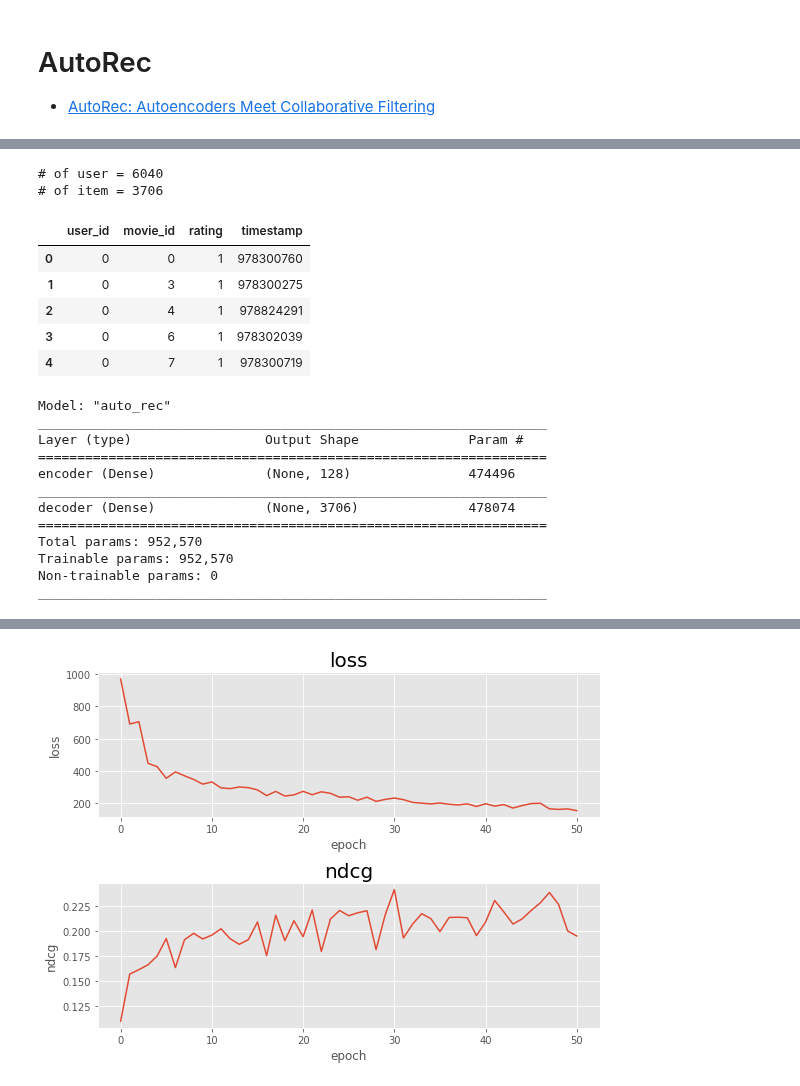
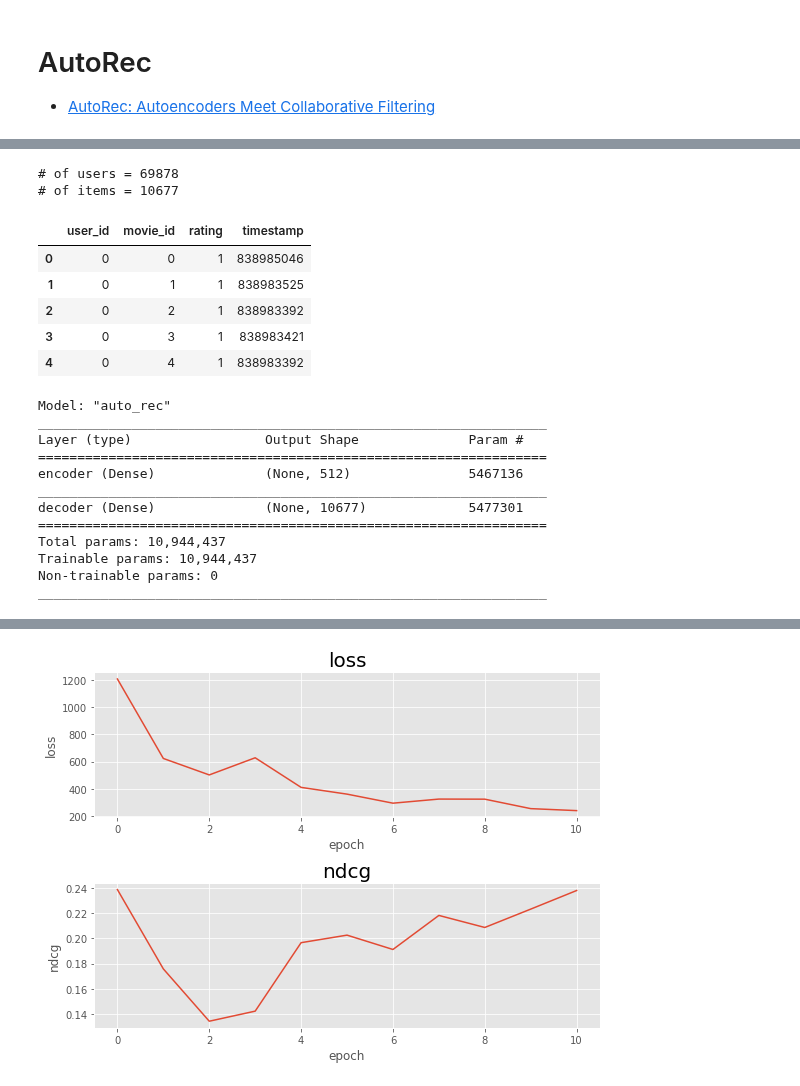
Before and after one commit to ivoryRabbit/RecSys, a Jupyter notebook: 4_AutoRec.ipynb, the cells around one changed output, grey strips where cells are left out. Drawn from its saved outputs; the diff is of its cells as text; code cells hidden in the pictures.

```diff
--- a/4_AutoRec.ipynb
+++ b/4_AutoRec.ipynb
@@ -57,7 +57,11 @@ def load_data(data_size : str) -> pd.DataFrame:
                   'rating': np.uint8, 'timestamp': np.int32}
     col_names = list(col_dtypes.keys())
     if data_size in ['20m', '25m']:
-        ratings = pd.read_csv(data, names = col_names, dtype = col_dtypes, engine = 'python')
+        ratings = pd.read_csv(
+            data, names = col_names, dtype = col_dtypes, engine = 'python',
+            chucksize = 10000
+        )
+
     else:
         ratings = pd.read_csv(
             data, names = col_names, dtype = col_dtypes, engine = 'python',
@@ -66,6 +70,7 @@ def load_data(data_size : str) -> pd.DataFrame:
     print(ratings.shape)
     return ratings
 # %%
-ratings = load_data('1m')
+%%time
+ratings = load_data('10m')
 ratings.head()
 # %% [output]
@@ -80,15 +81,15 @@ ratings.head()
 user_list = ratings.user_id.unique()
 user_idx_map = {e: i for i, e in enumerate(user_list)}
 n_user = len(user_list)
-print(f'# of user = {n_user}')
+print(f'# of users = {n_user}')
 
 item_list = ratings.movie_id.unique()
 item_idx_map = {e: i for i, e in enumerate(item_list)}
 n_item = len(item_list)
-print(f'# of item = {n_item}')
+print(f'# of items = {n_item}')
 # %% [output]
-# of user = 6040
-# of item = 3706
+# of users = 69878
+# of items = 10677
 # %%
 def binarizer(df: pd.DataFrame, threshold = 4) -> pd.DataFrame:
     df = df.assign(rating = np.where(df.rating >= threshold, 1, 0))
@@ -127,11 +128,11 @@ data = make_warm(data)
 data.head()
 # %% [output]
 |  | user_id | movie_id | rating | timestamp |
-| 0 | 0 | 0 | 1 | 978300760 |
-| 1 | 0 | 3 | 1 | 978300275 |
-| 2 | 0 | 4 | 1 | 978824291 |
-| 3 | 0 | 6 | 1 | 978302039 |
-| 4 | 0 | 7 | 1 | 978300719 |
+| 0 | 0 | 0 | 1 | 838985046 |
+| 1 | 0 | 1 | 1 | 838983525 |
+| 2 | 0 | 2 | 1 | 838983392 |
+| 3 | 0 | 3 | 1 | 838983421 |
+| 4 | 0 | 4 | 1 | 838983392 |
 # %%
 train, valid, test = train_valid_test_split(data, size = 0.1)
 valid_q, valid_r = query_relev_split(valid, size = 0.2)
@@ -255,8 +256,7 @@ class AutoRec(tf.keras.models.Model):
         query, relev = data
         pred = self(query)
 
-        weight = tf.range(2, self.input_dim, dtype = 'float32')
-        weight = tf.math.reciprocal(tf.math.log(weight))
+        weight = tf.constant(1.0 / np.log2(np.arange(2, 102)), dtype = tf.float32)
         ndcg = batch_ndcg(query, relev, pred, weight)
         return {'ndcg': ndcg}
 # %%
@@ -378,8 +378,8 @@ valid_gen = valid_generator(valid_q, valid_r, n_item, batch_size)
 steps_per_epoch = train.user_id.nunique() // batch_size + 1
 validation_steps = valid.user_id.nunique() // batch_size + 1
 # %%
-model = AutoRec(n_item, 128)
-model.compile(optimizer = Adam(lr = 1e-3), loss = binary_cross_entropy)
+model = AutoRec(n_item, 512)
+model.compile(optimizer = Adam(lr = 1e-4), loss = binary_cross_entropy)
 
 model.summary()
 # %% [output]
@@ -387,17 +387,17 @@ Model: "auto_rec"
 _________________________________________________________________
 Layer (type)                 Output Shape              Param #
 =================================================================
-encoder (Dense)              (None, 128)               474496
+encoder (Dense)              (None, 512)               5467136
 _________________________________________________________________
-decoder (Dense)              (None, 3706)              478074
+decoder (Dense)              (None, 10677)             5477301
 =================================================================
-Total params: 952,570
-Trainable params: 952,570
+Total params: 10,944,437
+Trainable params: 10,944,437
 Non-trainable params: 0
 _________________________________________________________________
 # %%
 %%time
-early_stopping = EarlyStopping(monitor = 'val_ndcg', mode = 'max', verbose = 1, patience = epochs // 5)
+early_stopping = EarlyStopping(monitor = 'val_ndcg', mode = 'max', verbose = 1, patience = epochs // 10)
 model_checkpoint = ModelCheckpoint('U-AutoRec.h5', monitor = 'val_ndcg', mode = 'max', save_best_only = True)
 
 hist = model.fit(x = train_gen, validation_data = valid_gen, epochs = epochs,
@@ -425,4 +425,4 @@ Wall time: 13 s
-[figure, old version]
+[figure, new version]
 # %%
 true = list_agg(test_r)
 true.head(5)
```
Also changed, not shown: parts of 6 cells of this notebook.
